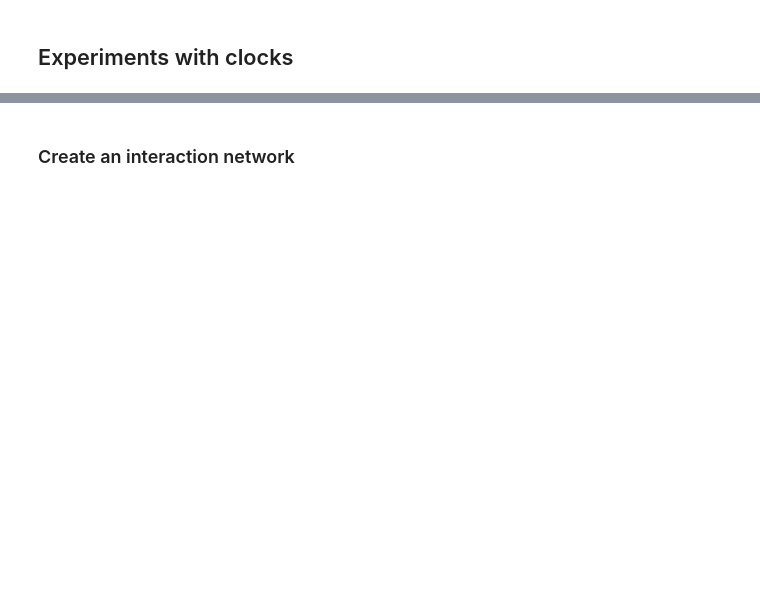
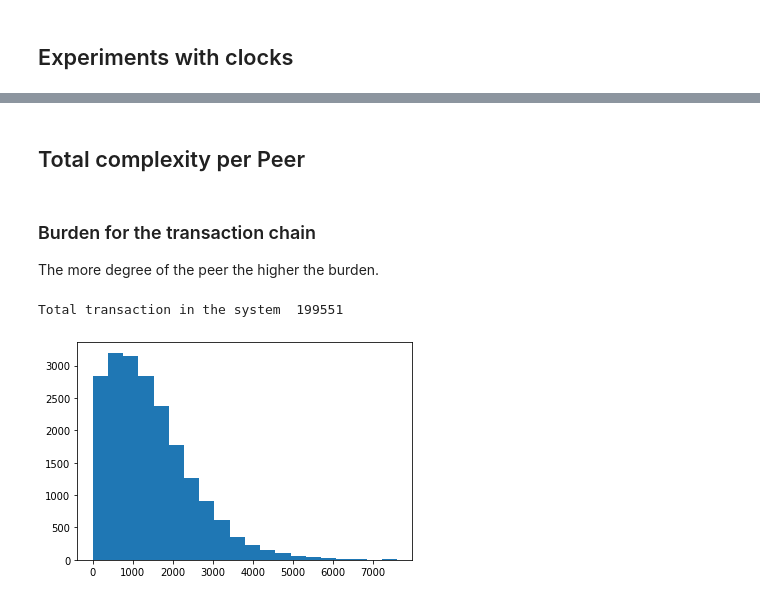
Before and after one commit to grimadas/accountability_experiments, a Jupyter notebook: Trustchain_risk.ipynb, the cells around one changed output, grey strips where cells are left out. Saved outputs shown, nothing was run; the diff lists cells and outputs as text; code cells hidden in the pictures; blank space fills up the shorter version.

```diff
--- a/Trustchain_risk.ipynb
+++ b/Trustchain_risk.ipynb
@@ -202,23 +242,31 @@ peers[3].verified_balance
 # %%
-peers = {k:Peer(k, list(G[k]), chain_budget=1000, peer_budget=5) for k in G.nodes()}
+peers = {k:Peer(k, list(G[k]), chain_budget=10000, peer_budget=3, wit_count=5) for k in G.nodes()}
 
-initial_minters = range(1, 6)
+initial_minters = range(1, 10)
 t = 10
 tx_size = 9
 frontier = []
+failed_txs = 0
 
 for k in initial_minters:
-    peers[k].mint(100)
+    peers[k].mint(10000)
     for l in range(t):
         val = peers[k].random_spend_claim(tx_size)
-        frontier.append(val)
+        if not val:
+            failed_txs+=1
+        else:
+            frontier.append(val)
 
-for h in range(2):
+for h in range(3):
     new_frontier = []
     tx_size /= (t+1)
     for k in frontier:
         for l in range(t):
             val = peers[k].random_spend_claim(tx_size)
-            new_frontier.append(val)
+            if not val:
+                failed_txs+=1
+            else:
+                new_frontier.append(val)
     frontier = new_frontier
+print(failed_txs)
 # %% [output]
@@ -333,2 +274,19 @@ peers[1].state.claim_set
-# %% [markdown]
-### Create an interaction network
+# %% [markdown]
+## Total complexity per Peer
+# %% [markdown]
+### Burden for the transaction chain
+
+The more degree of the peer the higher the burden.
+# %%
+x = sorted([ sum(peers[n].last_neigh_chain.values()) for n in G.nodes()], reverse=True)
+
+print("Total transaction in the system ",sum([len(peers[n].chain) for n in G.nodes()]))
+
+fig = plt.figure()
+ax = fig.add_subplot(111)
+n, bins, rectangles = ax.hist(x, 20, density=False)
+fig.canvas.draw()
+plt.show()
+# %% [output]
+Total transaction in the system  199551
+[figure, added]
```
Also changed, not shown: parts of 29 cells of this notebook.
